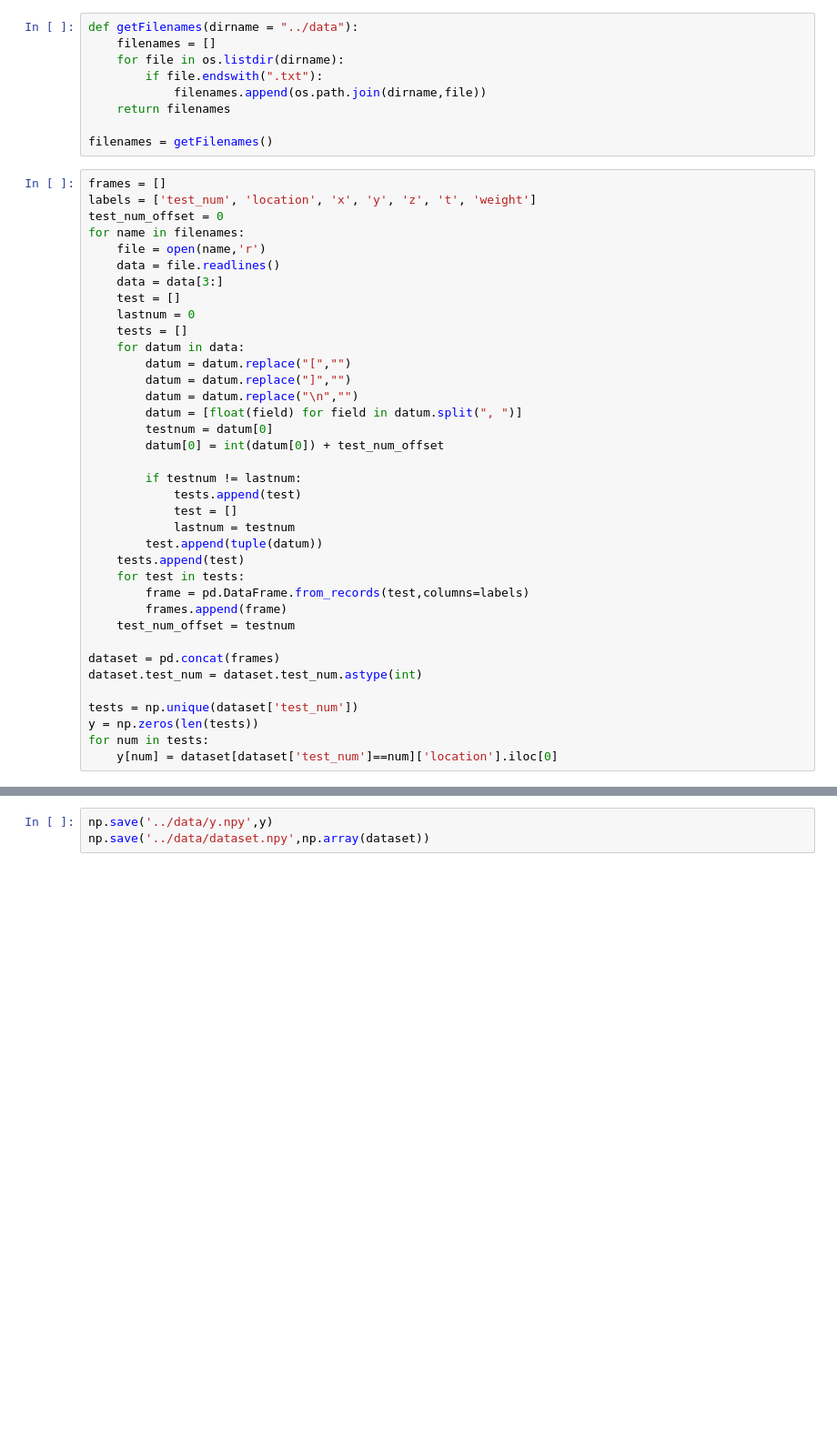
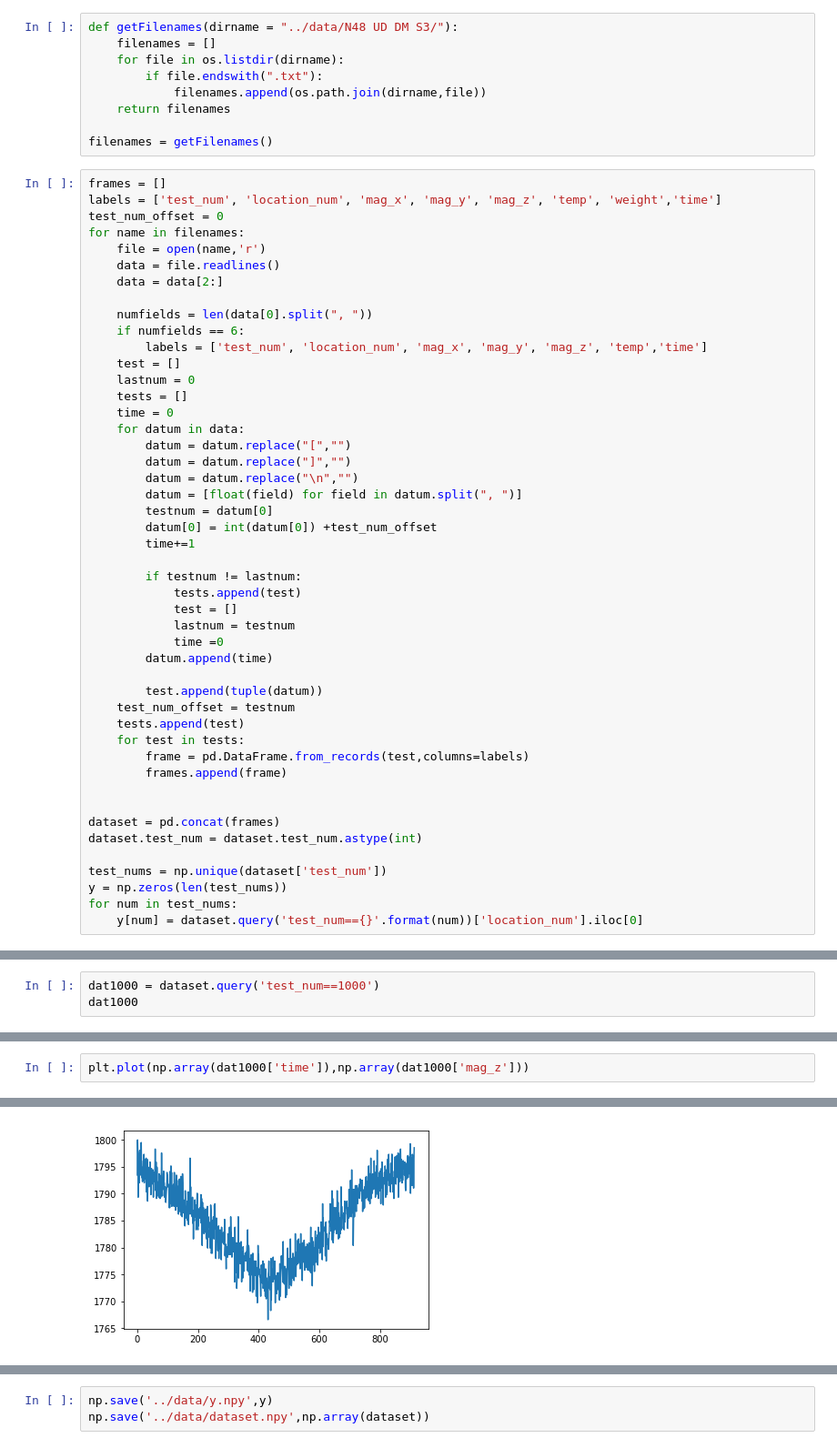
Before and after one commit to keenechin/magnetic-skin, a Jupyter notebook: classification.ipynb, the cells around one changed output, grey strips where cells are left out. Shown: that part at 91% size. Drawn from its saved outputs; the diff is of its cells as text; blank space fills up the shorter version.

Commit message:
sorting according to time rather than temperature

```diff
--- a/classification.ipynb
+++ b/classification.ipynb
@@ -19,5 +11,5 @@ else:
 # %%
-def getFilenames(dirname = "../data"):
+def getFilenames(dirname = "../data/N48 UD DM S3/"):
     filenames = []
     for file in os.listdir(dirname):
         if file.endswith(".txt"):
@@ -27,38 +19,48 @@ def getFilenames(dirname = "../data"):
 filenames = getFilenames()
 # %%
 frames = []
-labels = ['test_num', 'location', 'x', 'y', 'z', 't', 'weight']
+labels = ['test_num', 'location_num', 'mag_x', 'mag_y', 'mag_z', 'temp', 'weight','time']
 test_num_offset = 0
 for name in filenames:
     file = open(name,'r')
     data = file.readlines()
-    data = data[3:]
+    data = data[2:]
+
+    numfields = len(data[0].split(", "))
+    if numfields == 6:
+        labels = ['test_num', 'location_num', 'mag_x', 'mag_y', 'mag_z', 'temp','time']
     test = []
     lastnum = 0
     tests = []
+    time = 0
     for datum in data:
         datum = datum.replace("[","")
         datum = datum.replace("]","")
         datum = datum.replace("\n","")
         datum = [float(field) for field in datum.split(", ")]
         testnum = datum[0]
-        datum[0] = int(datum[0]) + test_num_offset
+        datum[0] = int(datum[0]) +test_num_offset
+        time+=1
 
         if testnum != lastnum:
             tests.append(test)
             test = []
             lastnum = testnum
+            time =0
+        datum.append(time)
+
         test.append(tuple(datum))
+    test_num_offset = testnum
     tests.append(test)
     for test in tests:
         frame = pd.DataFrame.from_records(test,columns=labels)
         frames.append(frame)
-    test_num_offset = testnum
+
 
 dataset = pd.concat(frames)
 dataset.test_num = dataset.test_num.astype(int)
 
-tests = np.unique(dataset['test_num'])
-y = np.zeros(len(tests))
-for num in tests:
-    y[num] = dataset[dataset['test_num']==num]['location'].iloc[0]
+test_nums = np.unique(dataset['test_num'])
+y = np.zeros(len(test_nums))
+for num in test_nums:
+    y[num] = dataset.query('test_num=={}'.format(num))['location_num'].iloc[0]
@@ -64,0 +87,3 @@ for num in tests:
+# %%
+dat1000 = dataset.query('test_num==1000')
+dat1000
@@ -64,0 +109,3 @@ for num in tests:
+# %%
+plt.plot(np.array(dat1000['time']),np.array(dat1000['mag_z']))
+# %% [output]
@@ -64,0 +113 @@ for num in tests:
+[figure, added]
```
Also changed, not shown: parts of 17 cells of this notebook.
